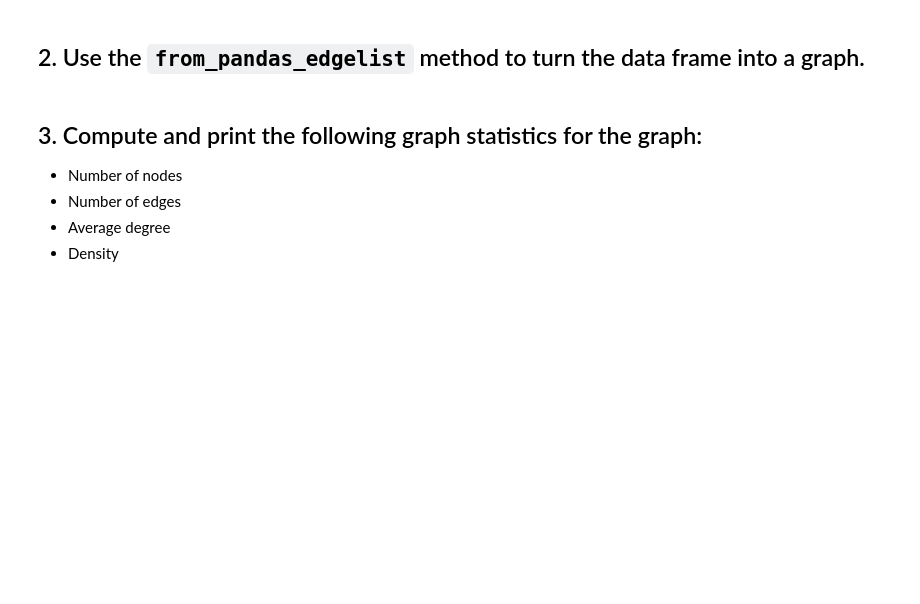
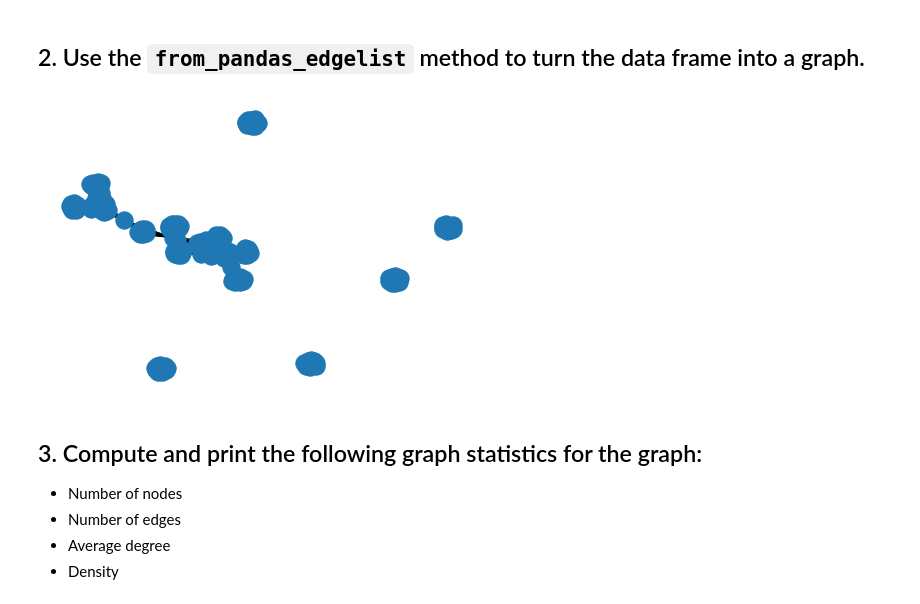
Before and after one commit to ta-datapt-bcn/lab-network-analysis, a Jupyter notebook: main.ipynb, the cells around one changed output. Drawn from its saved outputs; the diff is of its cells as text; code cells hidden in the pictures; blank space fills up the shorter version.

```diff
--- a/main.ipynb
+++ b/main.ipynb
@@ -23,8 +27,35 @@ basketball.head()
 ## 1. Transform this data set into one that can be turned into a graph where the entities are represented by the Name field and the relationships are represented by whether the players played in the same Olympics together (Games field).
 
 Sort descending by the number of pairwise interactions. Which pair of players have competed in the most Olympics together?
+# %%
+names = basketball.Name.unique()
+games = basketball.Games.unique()
+
+graph_df = basketball[['Name','Games']]
+list_of_lists = []
+
+game_name_relation = {}
+
+for game in games:
+    game_name_relation[game] = basketball[basketball["Games"] == game].Name
+
+for key, value in game_name_relation.items():
+    for val in value:
+        for index, row in graph_df.iterrows():
+            if key == row["Games"]:
+                if val is not row["Name"]:
+                    list_of_lists.append([val,row["Name"],key])
+
+graph_df_final = pd.DataFrame(list_of_lists, columns=['Name 1', 'Name 2', 'Game'])
 # %% [markdown]
 ## 2. Use the `from_pandas_edgelist` method to turn the data frame into a graph.
+# %%
+G = nx.from_pandas_edgelist(graph_df_final, "Name 1", "Name 2")
+# %%
+nx.draw(G, with_labels=False)
+plt.show()
+# %% [output]
+[figure, added]
 # %% [markdown]
 ## 3. Compute and print the following graph statistics for the graph:
 
```
Also changed, not shown: parts of 14 cells of this notebook.
